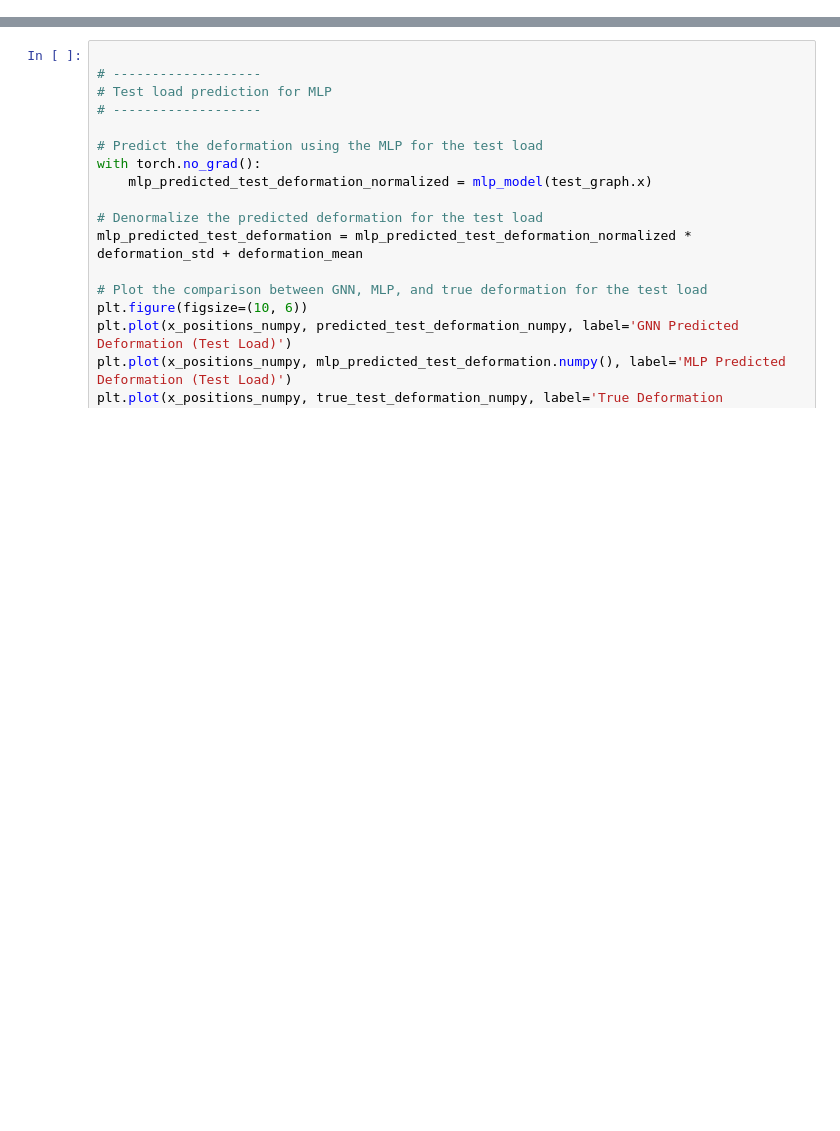
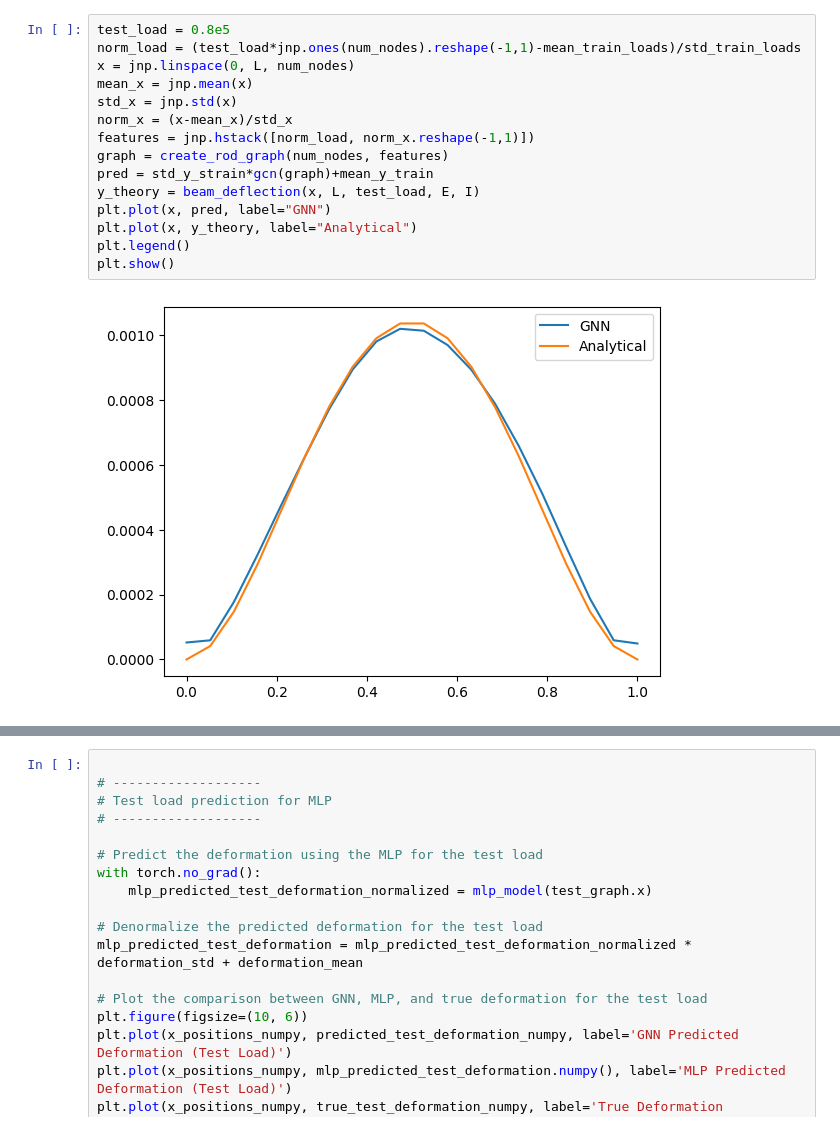
Before and after one commit to alucantonio/data_enhanced_simulation, a Jupyter notebook: 6_GNNforPhysics.ipynb, the cells around one changed output, grey strips where cells are left out. Saved outputs shown, nothing was run; the diff lists cells and outputs as text; blank space fills up the shorter version.

```diff
--- a/6_GNNforPhysics.ipynb
+++ b/6_GNNforPhysics.ipynb
@@ -377,3 +237,20 @@ plt.show()
+# %%
+test_load = 0.8e5
+norm_load = (test_load*jnp.ones(num_nodes).reshape(-1,1)-mean_train_loads)/std_train_loads
+x = jnp.linspace(0, L, num_nodes)
+mean_x = jnp.mean(x)
+std_x = jnp.std(x)
+norm_x = (x-mean_x)/std_x
+features = jnp.hstack([norm_load, norm_x.reshape(-1,1)])
+graph = create_rod_graph(num_nodes, features)
+pred = std_y_strain*gcn(graph)+mean_y_train
+y_theory = beam_deflection(x, L, test_load, E, I)
+plt.plot(x, pred, label="GNN")
+plt.plot(x, y_theory, label="Analytical")
+plt.legend()
+plt.show()
+# %% [output]
+[figure, added]
 # %%
 import torch
 import torch.nn as nn
```
Also changed, not shown: parts of 28 cells of this notebook.
